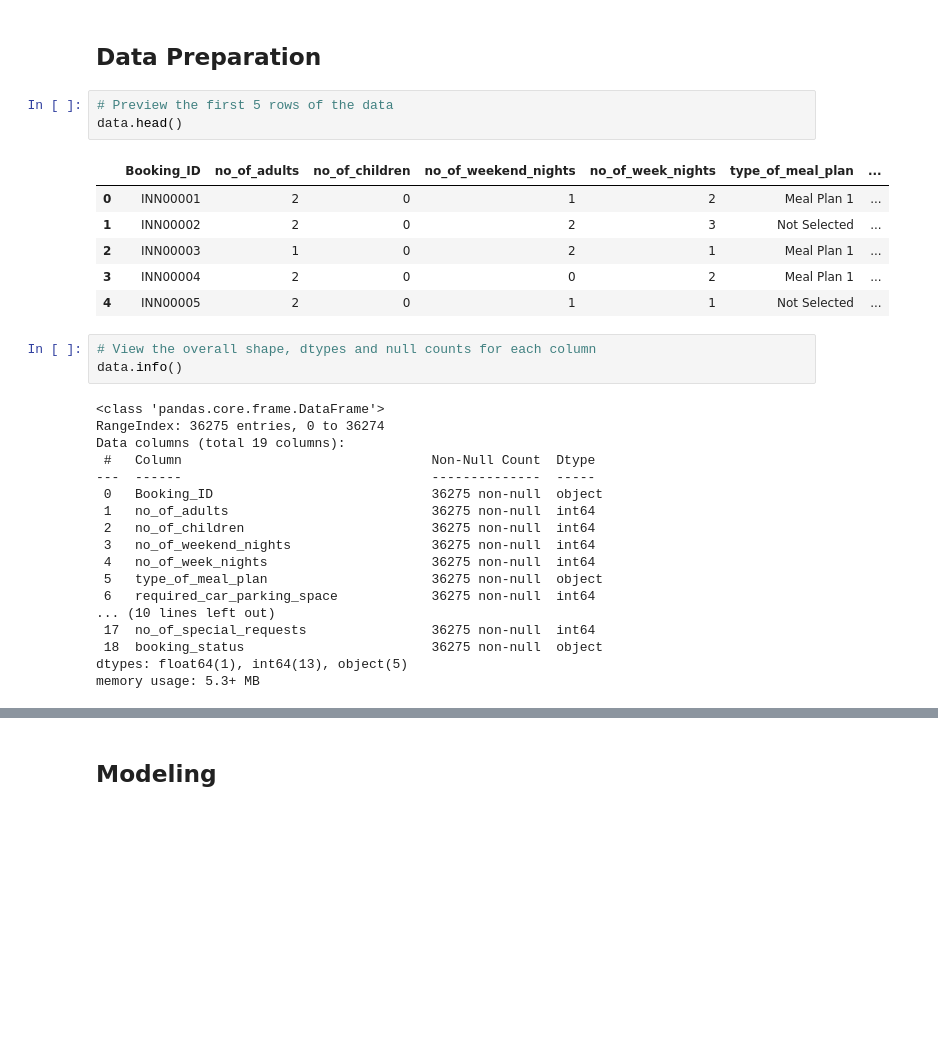
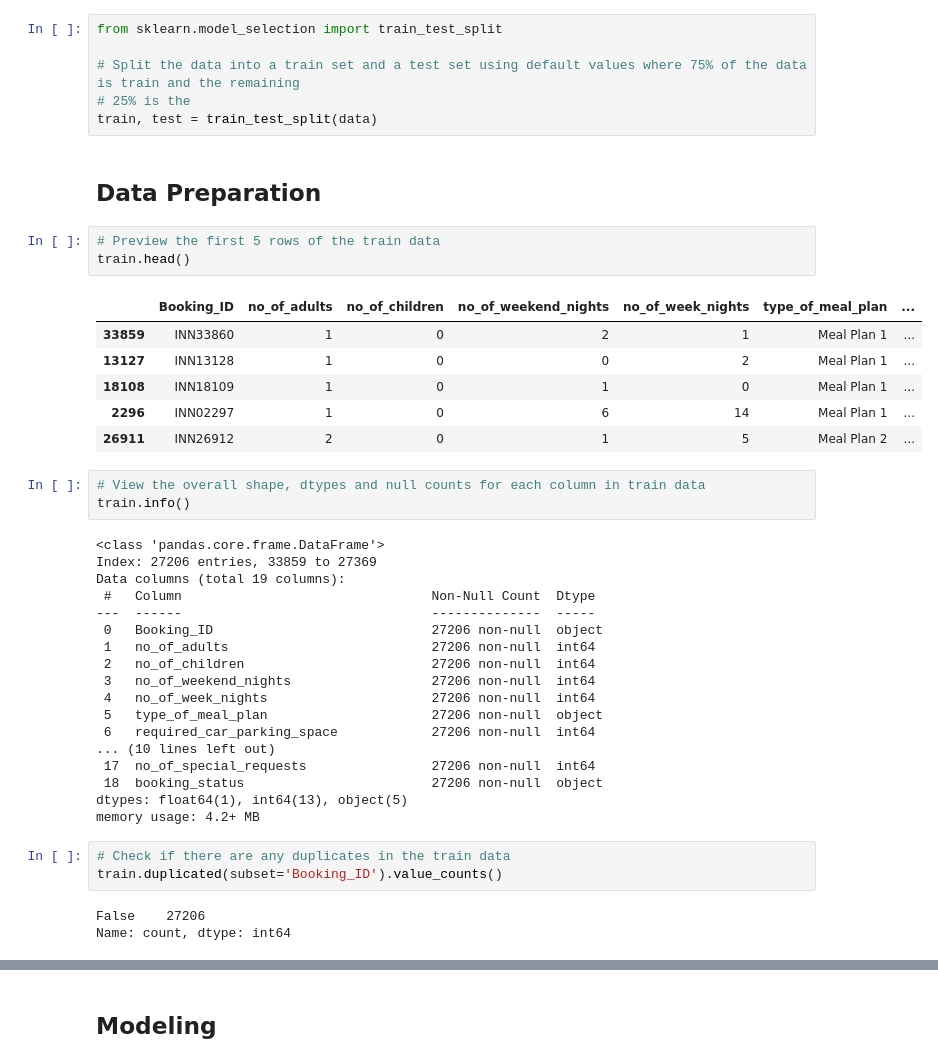
Before and after one commit to scarlettvalentin/hotel_reservations_project, a Jupyter notebook: notebook.ipynb, the cells around one changed output, grey strips where cells are left out. Saved outputs shown, nothing was run; the diff lists cells and outputs as text; blank space fills up the shorter version.

Commit message:
split data into train and test in data understanding

```diff
--- a/notebook.ipynb
+++ b/notebook.ipynb
@@ -67,36 +69,48 @@ data = pd.read_csv('data/hotel_reservations.csv')
+# %%
+from sklearn.model_selection import train_test_split
+
+# Split the data into a train set and a test set using default values where 75% of the data is train and the remaining
+# 25% is the
+train, test = train_test_split(data)
 # %% [markdown]
 ## Data Preparation
 # %%
-# Preview the first 5 rows of the data
-data.head()
+# Preview the first 5 rows of the train data
+train.head()
 # %% [output]
 |  | Booking_ID | no_of_adults | no_of_children | no_of_weekend_nights | no_of_week_nights | type_of_meal_plan | ... |
-| 0 | INN00001 | 2 | 0 | 1 | 2 | Meal Plan 1 | ... |
-| 1 | INN00002 | 2 | 0 | 2 | 3 | Not Selected | ... |
-| 2 | INN00003 | 1 | 0 | 2 | 1 | Meal Plan 1 | ... |
-| 3 | INN00004 | 2 | 0 | 0 | 2 | Meal Plan 1 | ... |
-| 4 | INN00005 | 2 | 0 | 1 | 1 | Not Selected | ... |
+| 33859 | INN33860 | 1 | 0 | 2 | 1 | Meal Plan 1 | ... |
+| 13127 | INN13128 | 1 | 0 | 0 | 2 | Meal Plan 1 | ... |
+| 18108 | INN18109 | 1 | 0 | 1 | 0 | Meal Plan 1 | ... |
+| 2296 | INN02297 | 1 | 0 | 6 | 14 | Meal Plan 1 | ... |
+| 26911 | INN26912 | 2 | 0 | 1 | 5 | Meal Plan 2 | ... |
 # %%
-# View the overall shape, dtypes and null counts for each column
-data.info()
+# View the overall shape, dtypes and null counts for each column in train data
+train.info()
 # %% [output]
 <class 'pandas.core.frame.DataFrame'>
-RangeIndex: 36275 entries, 0 to 36274
+Index: 27206 entries, 33859 to 27369
 Data columns (total 19 columns):
  #   Column                                Non-Null Count  Dtype
 ---  ------                                --------------  -----
- 0   Booking_ID                            36275 non-null  object
- 1   no_of_adults                          36275 non-null  int64
- 2   no_of_children                        36275 non-null  int64
- 3   no_of_weekend_nights                  36275 non-null  int64
- 4   no_of_week_nights                     36275 non-null  int64
- 5   type_of_meal_plan                     36275 non-null  object
- 6   required_car_parking_space            36275 non-null  int64
+ 0   Booking_ID                            27206 non-null  object
+ 1   no_of_adults                          27206 non-null  int64
+ 2   no_of_children                        27206 non-null  int64
+ 3   no_of_weekend_nights                  27206 non-null  int64
+ 4   no_of_week_nights                     27206 non-null  int64
+ 5   type_of_meal_plan                     27206 non-null  object
+ 6   required_car_parking_space            27206 non-null  int64
 ... (10 lines left out)
- 17  no_of_special_requests                36275 non-null  int64
- 18  booking_status                        36275 non-null  object
+ 17  no_of_special_requests                27206 non-null  int64
+ 18  booking_status                        27206 non-null  object
 dtypes: float64(1), int64(13), object(5)
-memory usage: 5.3+ MB
+memory usage: 4.2+ MB
+# %%
+# Check if there are any duplicates in the train data
+train.duplicated(subset='Booking_ID').value_counts()
+# %% [output]
+False    27206
+Name: count, dtype: int64
 # %% [markdown]
 There are no null values in the dataset. `repeated_guest` is of type integer but seems to be categorical, with 0 corresponsing to not a repeated guest and 1 corresponding to a repeated guest.
 
```
Also changed, not shown: parts of 6 cells of this notebook.
